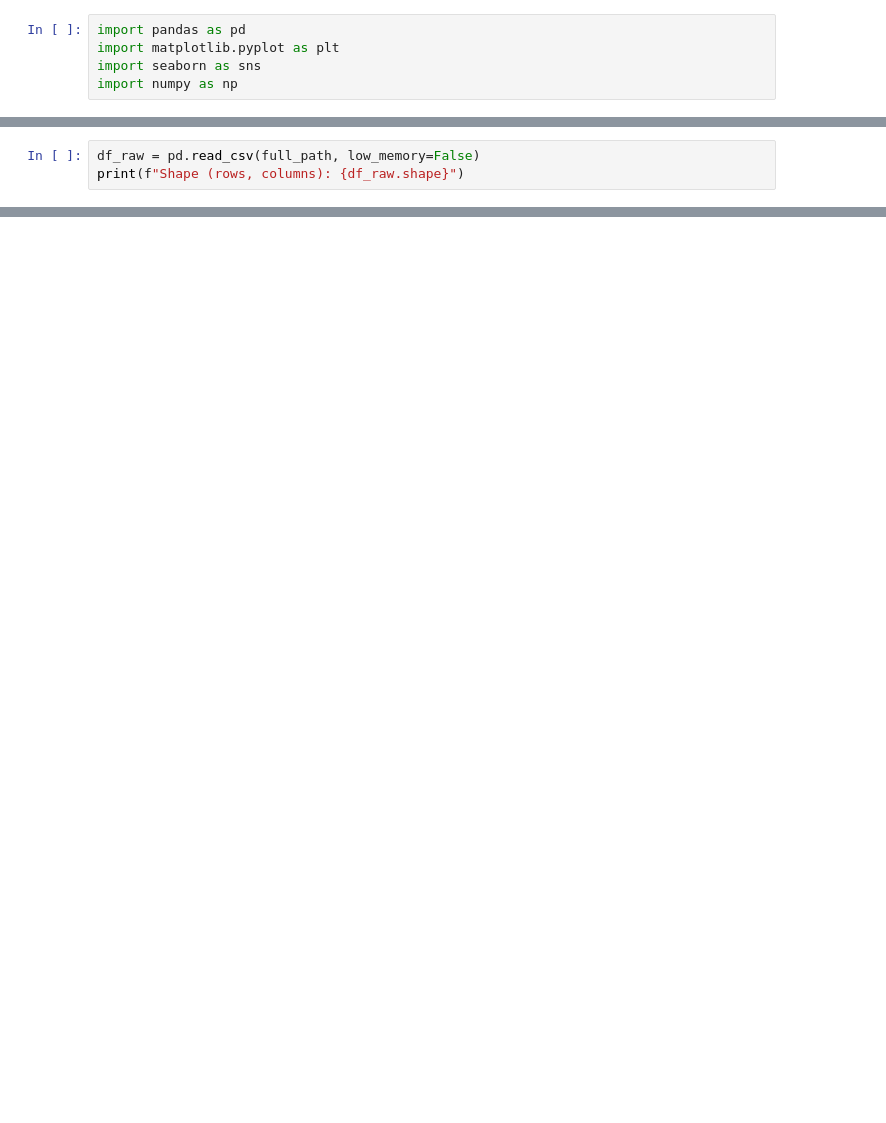
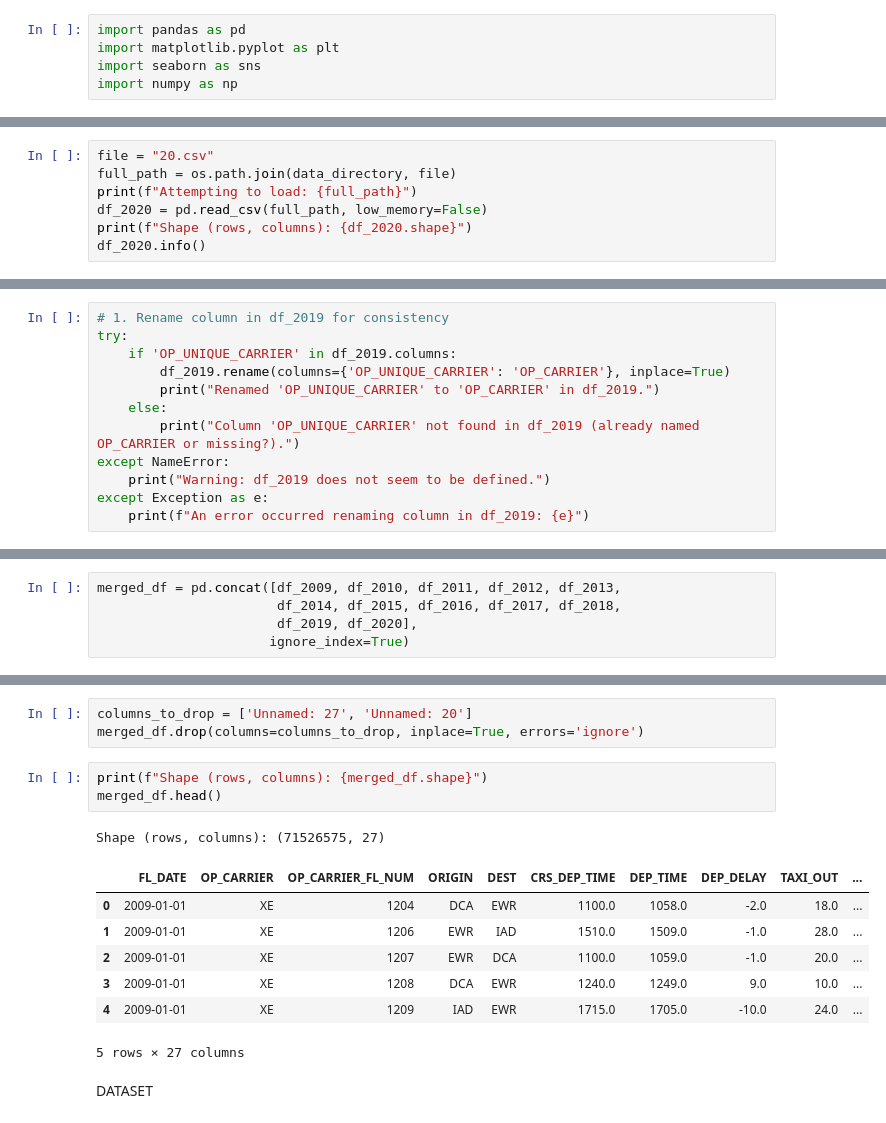
Before and after one commit to shloak17107/airline-delay-prediction, a Jupyter notebook: CMPE_257_Airline_Delays.ipynb, the cells around one changed output, grey strips where cells are left out. Drawn from its saved outputs; the diff is of its cells as text; blank space fills up the shorter version.

Commit message:
Bit of Data Preprocessing

```diff
--- a/CMPE_257_Airline_Delays.ipynb
+++ b/CMPE_257_Airline_Delays.ipynb
@@ -55,4 +344,8 @@ Attempting to load: /root/.cache/kagglehub/datasets/sherrytp/airline-delay-analy
 # %%
-df_raw = pd.read_csv(full_path, low_memory=False)
-print(f"Shape (rows, columns): {df_raw.shape}")
+file = "20.csv"
+full_path = os.path.join(data_directory, file)
+print(f"Attempting to load: {full_path}")
+df_2020 = pd.read_csv(full_path, low_memory=False)
+print(f"Shape (rows, columns): {df_2020.shape}")
+df_2020.info()
 # %% [output]
@@ -59,0 +371,12 @@ Shape (rows, columns): (7422037, 21)
+# %%
+# 1. Rename column in df_2019 for consistency
+try:
+    if 'OP_UNIQUE_CARRIER' in df_2019.columns:
+        df_2019.rename(columns={'OP_UNIQUE_CARRIER': 'OP_CARRIER'}, inplace=True)
+        print("Renamed 'OP_UNIQUE_CARRIER' to 'OP_CARRIER' in df_2019.")
+    else:
+        print("Column 'OP_UNIQUE_CARRIER' not found in df_2019 (already named OP_CARRIER or missing?).")
+except NameError:
+    print("Warning: df_2019 does not seem to be defined.")
+except Exception as e:
+    print(f"An error occurred renaming column in df_2019: {e}")
@@ -59,0 +385,5 @@ Shape (rows, columns): (7422037, 21)
+# %%
+merged_df = pd.concat([df_2009, df_2010, df_2011, df_2012, df_2013,
+                       df_2014, df_2015, df_2016, df_2017, df_2018,
+                       df_2019, df_2020],
+                      ignore_index=True)
@@ -105,0 +414,17 @@ Summary Statistics for Numerical Columns:
+# %%
+columns_to_drop = ['Unnamed: 27', 'Unnamed: 20']
+merged_df.drop(columns=columns_to_drop, inplace=True, errors='ignore')
+# %%
+print(f"Shape (rows, columns): {merged_df.shape}")
+merged_df.head()
+# %% [output]
+Shape (rows, columns): (71526575, 27)
+|  | FL_DATE | OP_CARRIER | OP_CARRIER_FL_NUM | ORIGIN | DEST | CRS_DEP_TIME | DEP_TIME | DEP_DELAY | TAXI_OUT | ... |
+| 0 | 2009-01-01 | XE | 1204 | DCA | EWR | 1100.0 | 1058.0 | -2.0 | 18.0 | ... |
+| 1 | 2009-01-01 | XE | 1206 | EWR | IAD | 1510.0 | 1509.0 | -1.0 | 28.0 | ... |
+| 2 | 2009-01-01 | XE | 1207 | EWR | DCA | 1100.0 | 1059.0 | -1.0 | 20.0 | ... |
+| 3 | 2009-01-01 | XE | 1208 | DCA | EWR | 1240.0 | 1249.0 | 9.0 | 10.0 | ... |
+| 4 | 2009-01-01 | XE | 1209 | IAD | EWR | 1715.0 | 1705.0 | -10.0 | 24.0 | ... |
+5 rows × 27 columns
+# %% [markdown]
+DATASET
```
Also changed, not shown: parts of 45 cells of this notebook.
